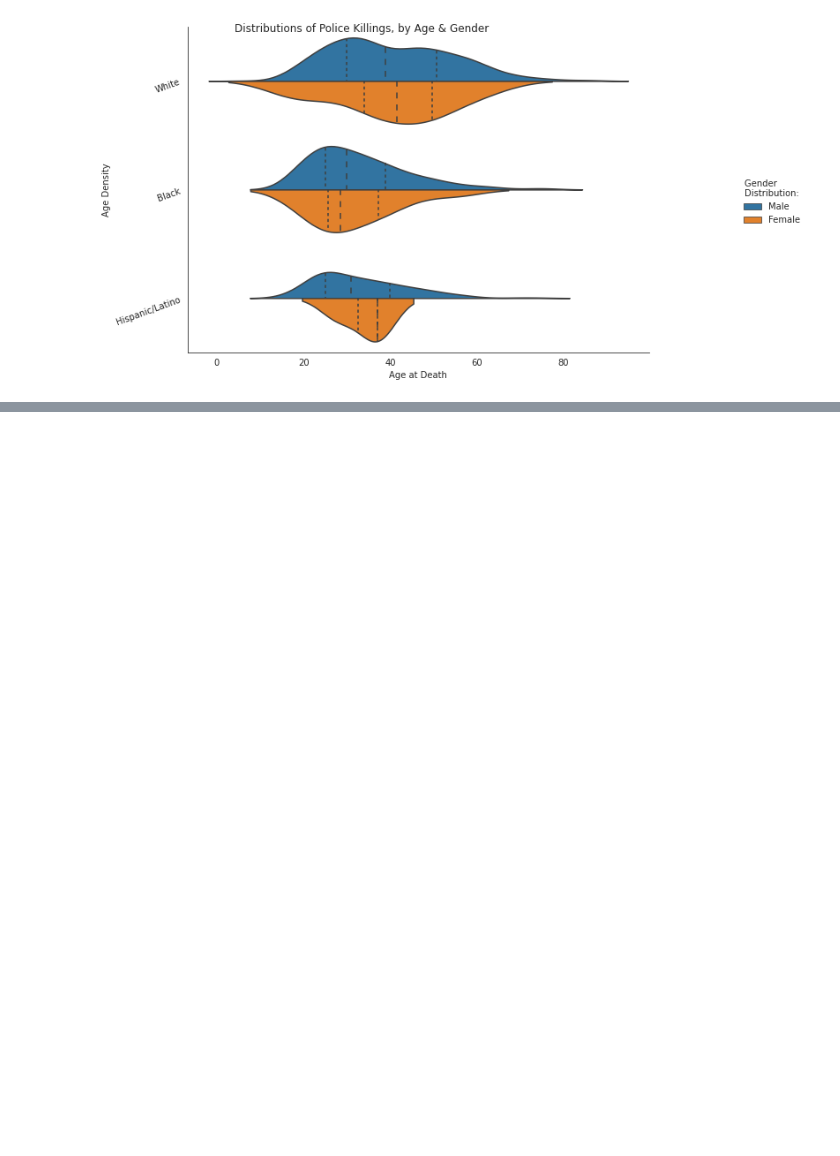
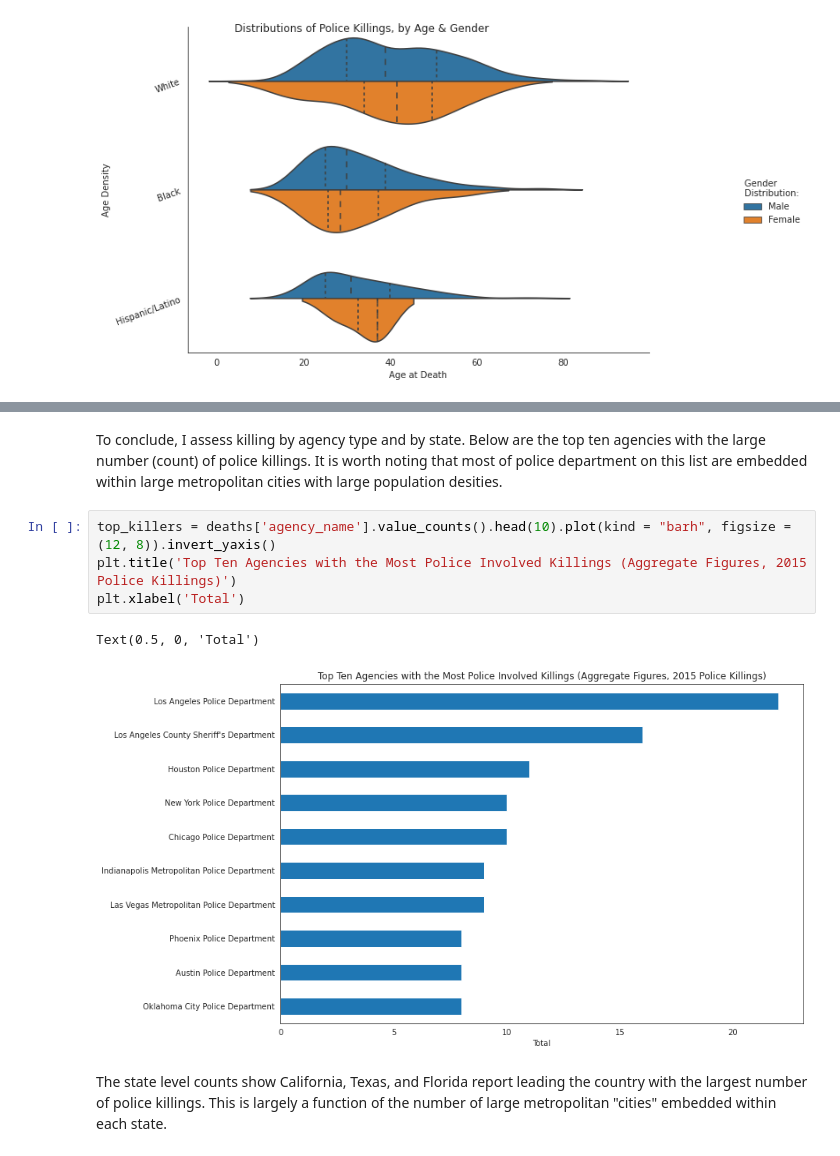
Before and after one commit to tbilach13/Analysis_Police_Killings, a Jupyter notebook: Bilach__Project.ipynb, the cells around one changed output, grey strips where cells are left out. Saved outputs shown, nothing was run; the diff lists cells and outputs as text; blank space fills up the shorter version.

```diff
--- a/Bilach__Project.ipynb
+++ b/Bilach__Project.ipynb
@@ -292,3 +251,14 @@ p.fig.set_size_inches(14, 6)
+# %% [markdown]
+To conclude, I assess killing by agency type and by state. Below are the top ten agencies with the large number (count) of police killings. It is worth noting that most of police department on this list are embedded within large metropolitan cities with large population desities.
+# %%
+top_killers = deaths['agency_name'].value_counts().head(10).plot(kind = "barh", figsize = (12, 8)).invert_yaxis()
+plt.title('Top Ten Agencies with the Most Police Involved Killings (Aggregate Figures, 2015 Police Killings)')
+plt.xlabel('Total')
+# %% [output]
+Text(0.5, 0, 'Total')
+[figure, added]
+# %% [markdown]
+The state level counts show California, Texas, and Florida report leading the country with the largest number of police killings. This is largely a function of the number of large metropolitan "cities" embedded within each state.
 # %%
 sns.set_style("white")
 p2 = sns.catplot(y = "state", kind = "count", edgecolor = ".6", order = deaths["state"].value_counts().index, data = deaths)
```
Also changed, not shown: parts of 32 cells of this notebook.
